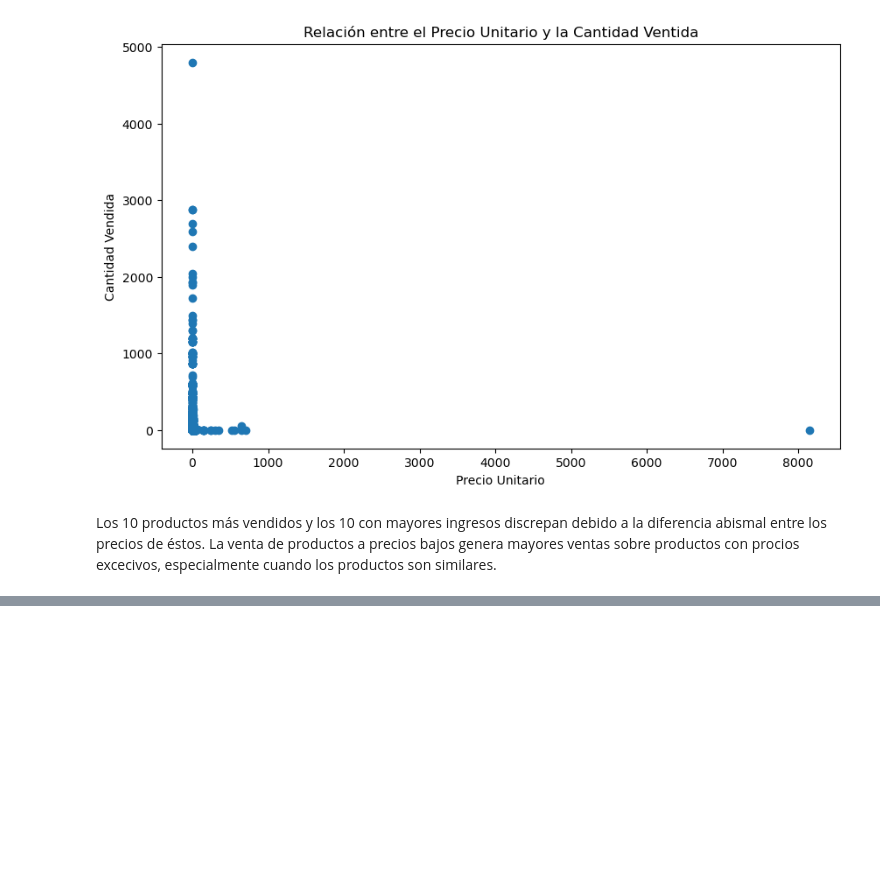
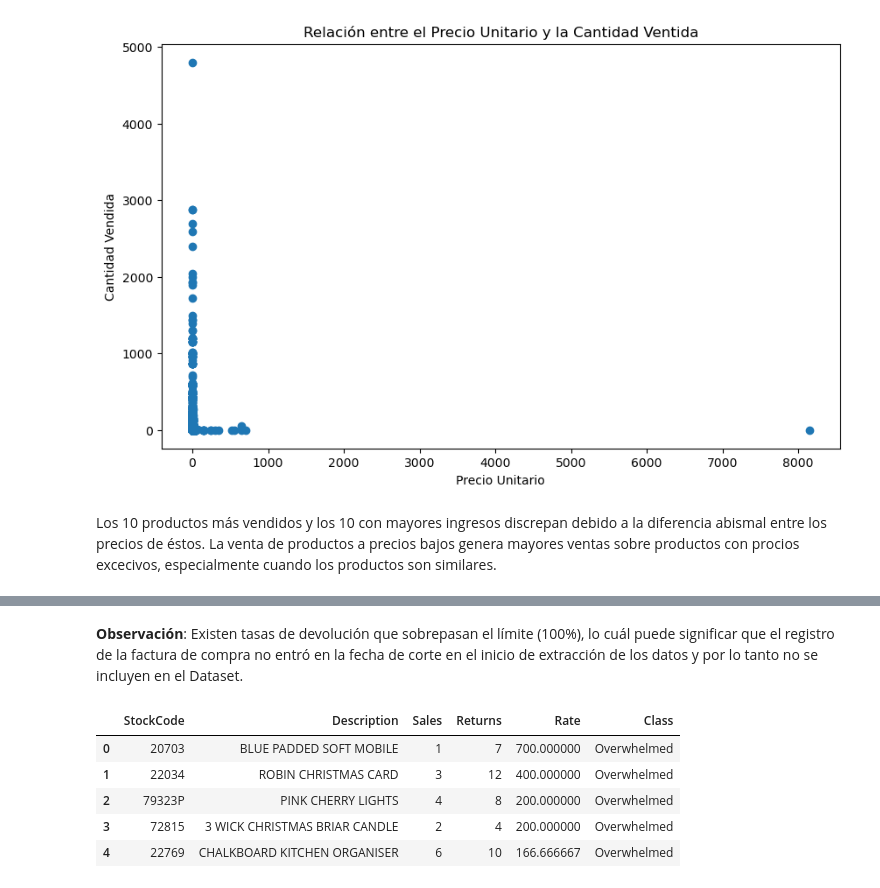
Before and after one commit to pahoalapizco/python_for_data_science, a Jupyter notebook: notebooks/4.0-numpy_pandas_da-analysis_01.ipynb, the cells around one changed output, grey strips where cells are left out. Saved outputs shown, nothing was run; the diff lists cells and outputs as text; code cells hidden in the pictures; blank space fills up the shorter version.

```diff
--- a/notebooks/4.0-numpy_pandas_da-analysis_01.ipynb
+++ b/notebooks/4.0-numpy_pandas_da-analysis_01.ipynb
@@ -340,0 +348,16 @@ Los 10 productos más vendidos y los 10 con mayores ingresos discrepan debido a
+# %%
+return_rates_data = retail_cleaned.pivot_table(
+  index=["StockCode", "Description"],
+  columns="Return",
+  values="Quantity",
+  aggfunc=(lambda x: np.abs(x).sum()),
+  fill_value=0
+)
+
+return_rates_data.columns = ["Sales", "Returns"]
+return_rates_data["Rate"] = return_rates_data.apply(
+  lambda df: (df["Returns"]/df["Sales"] * 100) if df["Sales"] != 0 else df["Sales"],
+  axis=1
+)
+return_rates_data = return_rates_data[return_rates_data["Rate"] > 0].sort_values(by="Rate", ascending=False).reset_index()
+return_rates_data.describe()
@@ -340,0 +374,2 @@ Los 10 productos más vendidos y los 10 con mayores ingresos discrepan debido a
+# %% [markdown]
+**Observación**: Existen tasas de devolución que sobrepasan el límite (100%), lo cuál puede significar que el registro de la factura de compra no entró en la fecha de corte en el inicio de extracción de los datos y por lo tanto no se incluyen en el Dataset.
@@ -340,0 +386,10 @@ Los 10 productos más vendidos y los 10 con mayores ingresos discrepan debido a
+# %%
+return_rates_data["Class"] = return_rates_data["Rate"].apply(return_rate_classification)
+return_rates_data.head()
+# %% [output]
+|  | StockCode | Description | Sales | Returns | Rate | Class |
+| 0 | 20703 | BLUE PADDED SOFT MOBILE | 1 | 7 | 700.000000 | Overwhelmed |
+| 1 | 22034 | ROBIN CHRISTMAS CARD | 3 | 12 | 400.000000 | Overwhelmed |
+| 2 | 79323P | PINK CHERRY LIGHTS | 4 | 8 | 200.000000 | Overwhelmed |
+| 3 | 72815 | 3 WICK CHRISTMAS BRIAR CANDLE | 2 | 4 | 200.000000 | Overwhelmed |
+| 4 | 22769 | CHALKBOARD KITCHEN ORGANISER | 6 | 10 | 166.666667 | Overwhelmed |
```
Also changed, not shown: parts of 7 cells of this notebook.
